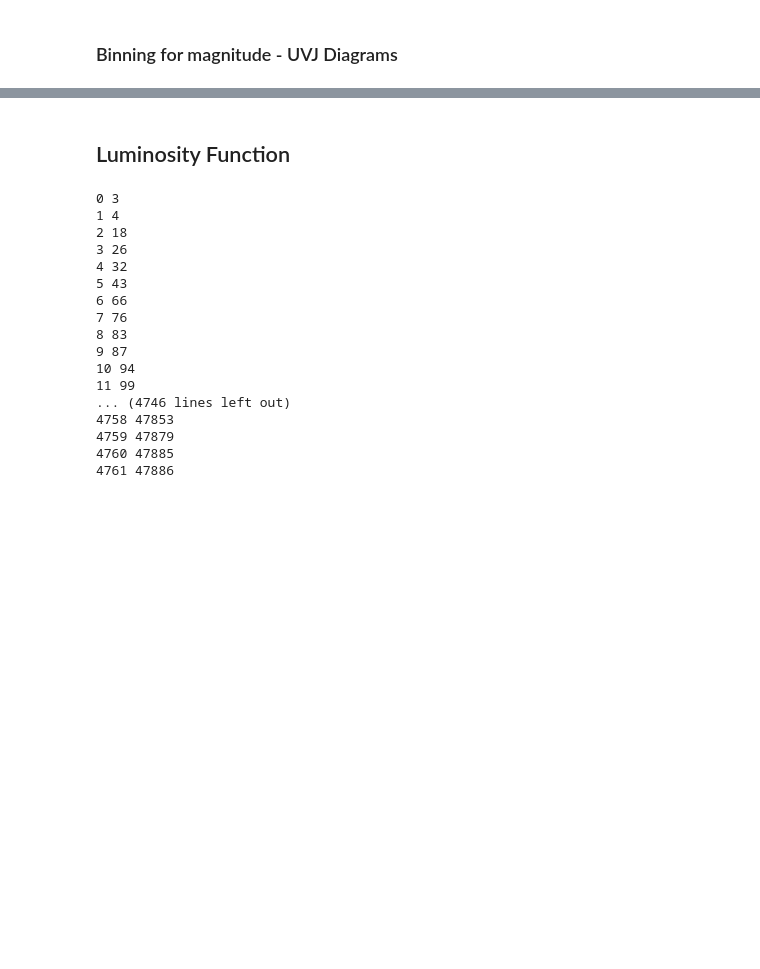
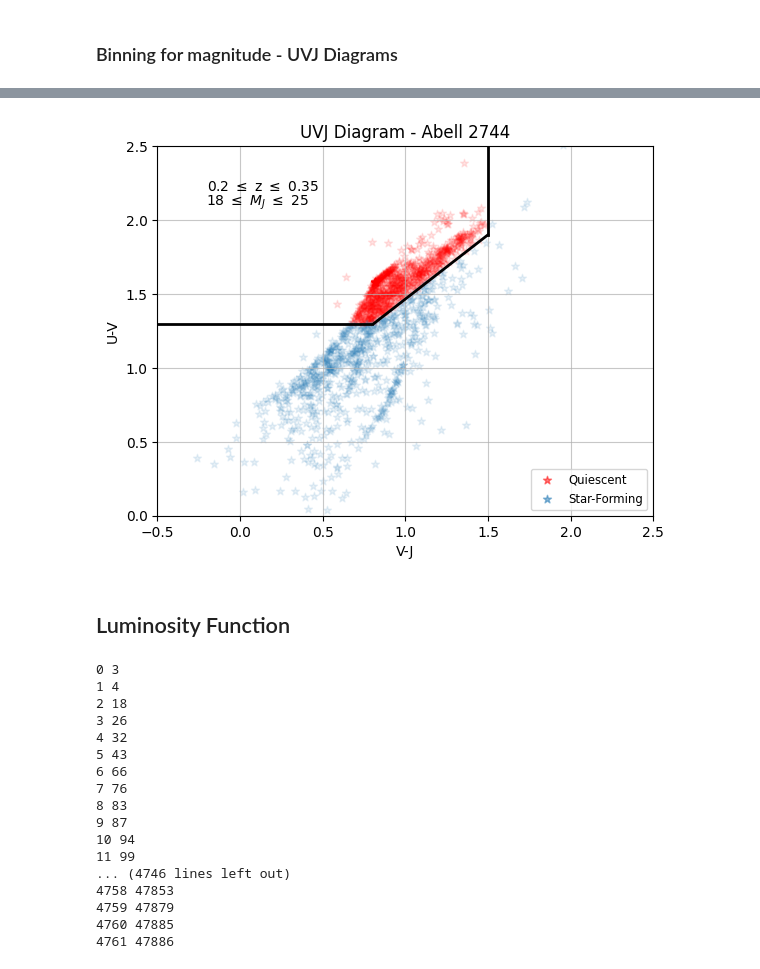
Before and after one commit to mayamerch/block-3-project, a Jupyter notebook: abell 2744.ipynb, the cells around one changed output, grey strips where cells are left out. Cells and saved outputs as stored; diff of their text form; code cells hidden in the pictures; blank space fills up the shorter version.

```diff
--- a/abell 2744.ipynb
+++ b/abell 2744.ipynb
@@ -614,3 +636,7 @@ plot_df_subsets(ms, cut='mag 18 - 25', alpha=0.1)
+# %%
+plot_df_subsets(ms_zoom, alpha=0.1)
+# %% [output]
+[figure, added]
 # %% [markdown]
 ## Luminosity Function
 # %%
```
Also changed, not shown: parts of 13 cells of this notebook.
